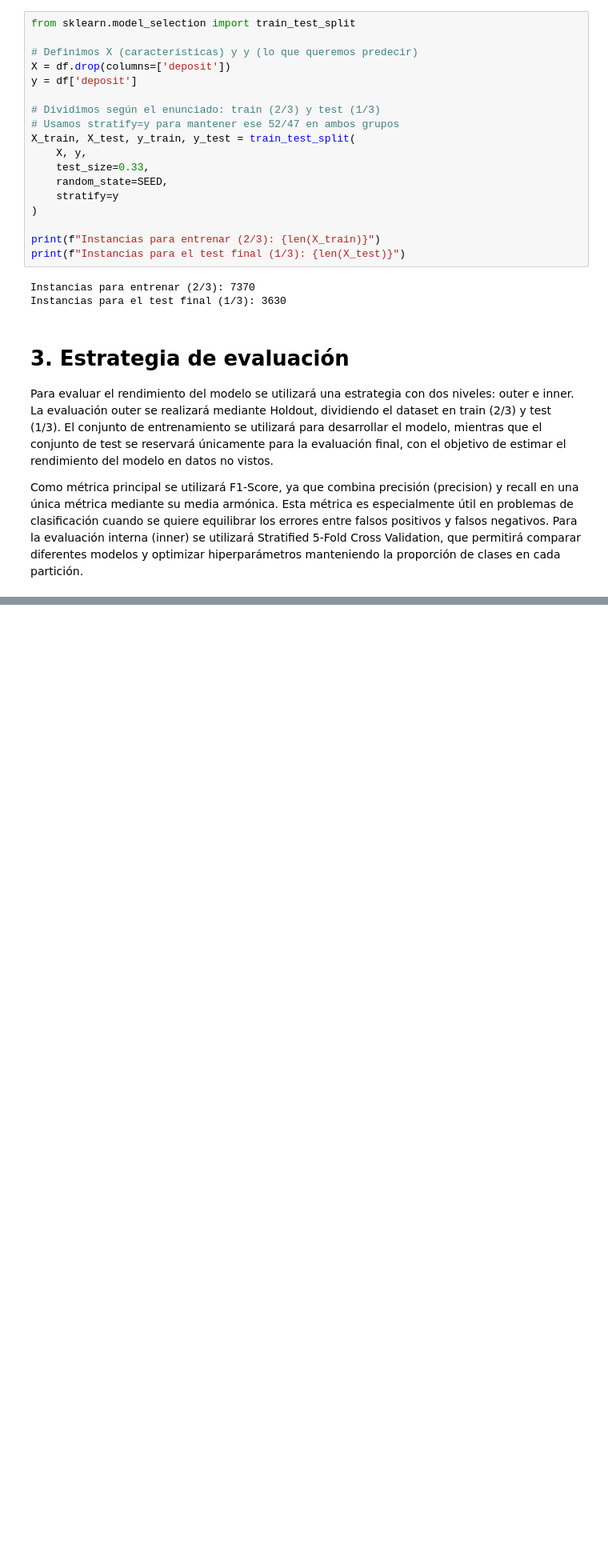
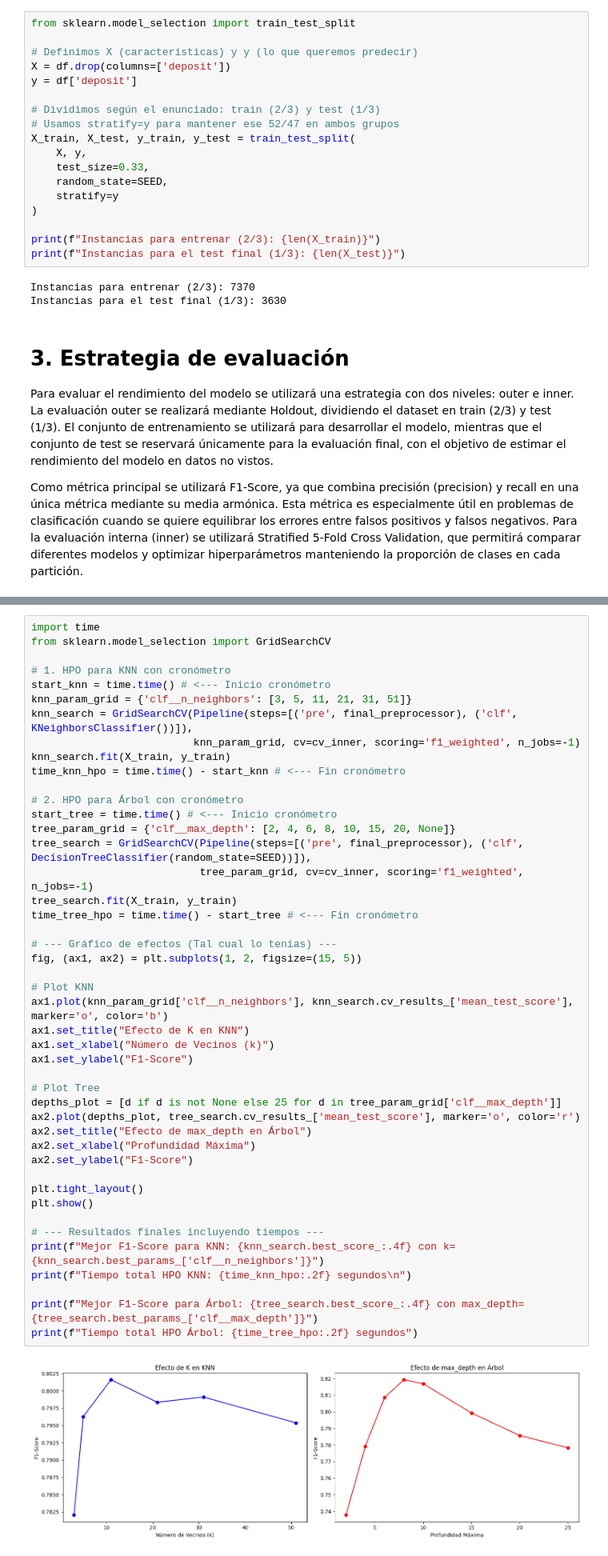
Before and after one commit to 100522254/Proyecto-Aprendizaje-Autom-tico, a Jupyter notebook: notebook1.ipynb, the cells around one changed output, grey strips where cells are left out. Shown at 80% size. Drawn from its saved outputs; the diff is of its cells as text; blank space fills up the shorter version.

```diff
--- a/notebook1.ipynb
+++ b/notebook1.ipynb
@@ -177,0 +330,47 @@ cv_inner = StratifiedKFold(
+# %%
+import time
+from sklearn.model_selection import GridSearchCV
+
+# 1. HPO para KNN con cronómetro
+start_knn = time.time() # <--- Inicio cronómetro
+knn_param_grid = {'clf__n_neighbors': [3, 5, 11, 21, 31, 51]}
+knn_search = GridSearchCV(Pipeline(steps=[('pre', final_preprocessor), ('clf', KNeighborsClassifier())]),
+                          knn_param_grid, cv=cv_inner, scoring='f1_weighted', n_jobs=-1)
+knn_search.fit(X_train, y_train)
+time_knn_hpo = time.time() - start_knn # <--- Fin cronómetro
+
+# 2. HPO para Árbol con cronómetro
+start_tree = time.time() # <--- Inicio cronómetro
+tree_param_grid = {'clf__max_depth': [2, 4, 6, 8, 10, 15, 20, None]}
+tree_search = GridSearchCV(Pipeline(steps=[('pre', final_preprocessor), ('clf', DecisionTreeClassifier(random_state=SEED))]),
+                           tree_param_grid, cv=cv_inner, scoring='f1_weighted', n_jobs=-1)
+tree_search.fit(X_train, y_train)
+time_tree_hpo = time.time() - start_tree # <--- Fin cronómetro
+
+# --- Gráfico de efectos (Tal cual lo tenías) ---
+fig, (ax1, ax2) = plt.subplots(1, 2, figsize=(15, 5))
+
+# Plot KNN
+ax1.plot(knn_param_grid['clf__n_neighbors'], knn_search.cv_results_['mean_test_score'], marker='o', color='b')
+ax1.set_title("Efecto de K en KNN")
+ax1.set_xlabel("Número de Vecinos (k)")
+ax1.set_ylabel("F1-Score")
+
+# Plot Tree
+depths_plot = [d if d is not None else 25 for d in tree_param_grid['clf__max_depth']]
+ax2.plot(depths_plot, tree_search.cv_results_['mean_test_score'], marker='o', color='r')
+ax2.set_title("Efecto de max_depth en Árbol")
+ax2.set_xlabel("Profundidad Máxima")
+ax2.set_ylabel("F1-Score")
+
+plt.tight_layout()
+plt.show()
+
+# --- Resultados finales incluyendo tiempos ---
+print(f"Mejor F1-Score para KNN: {knn_search.best_score_:.4f} con k={knn_search.best_params_['clf__n_neighbors']}")
+print(f"Tiempo total HPO KNN: {time_knn_hpo:.2f} segundos\n")
+
+print(f"Mejor F1-Score para Árbol: {tree_search.best_score_:.4f} con max_depth={tree_search.best_params_['clf__max_depth']}")
+print(f"Tiempo total HPO Árbol: {time_tree_hpo:.2f} segundos")
+# %% [output]
+[figure, added]
```
Also changed, not shown: parts of 12 cells of this notebook.
